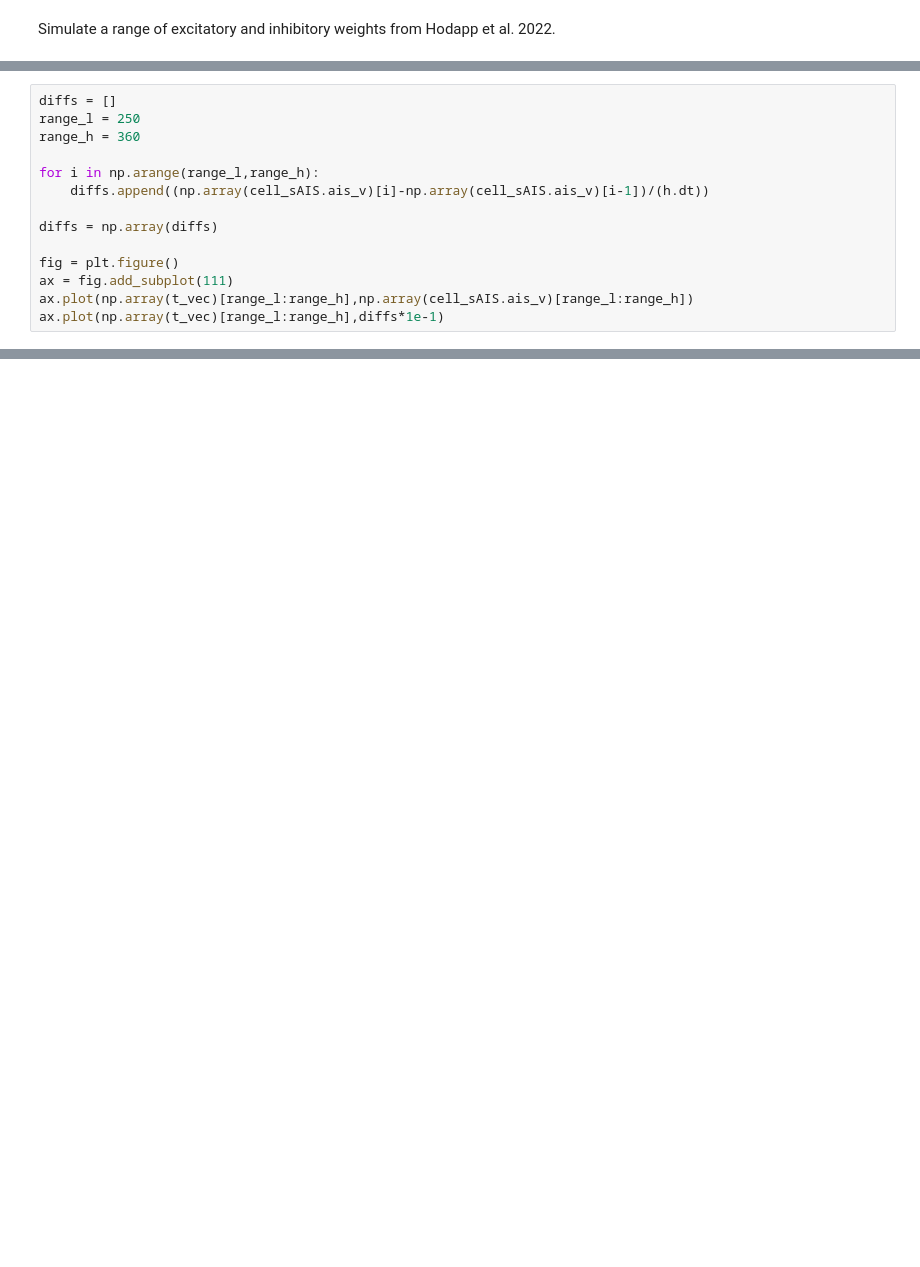
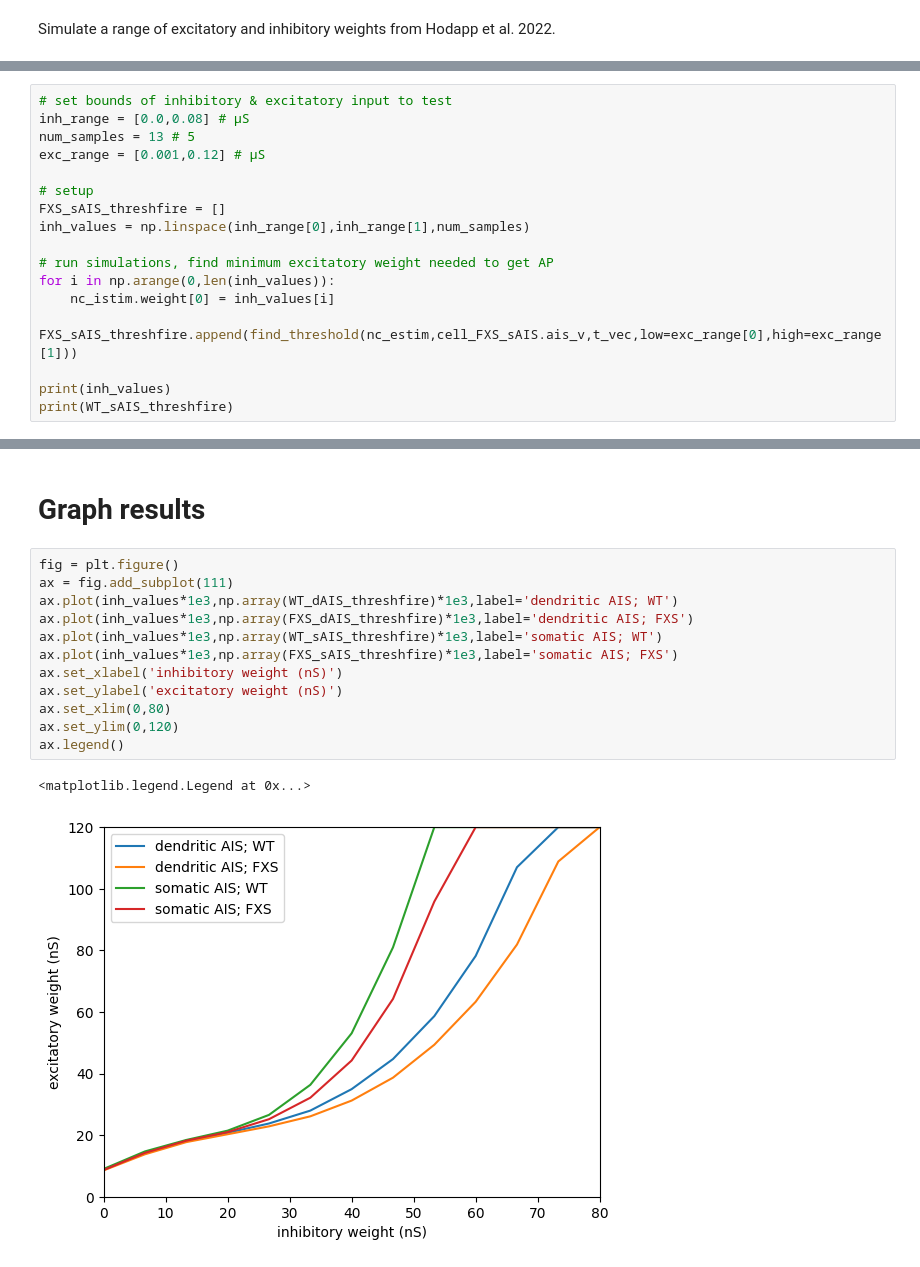
Before and after one commit to lw-miles24/CompModNervSys-final, a Jupyter notebook: simulate_BallAndStick_FXS.ipynb, the cells around one changed output, grey strips where cells are left out. Drawn from its saved outputs; the diff is of its cells as text; blank space fills up the shorter version.

```diff
--- a/simulate_BallAndStick_FXS.ipynb
+++ b/simulate_BallAndStick_FXS.ipynb
@@ -429,14 +574,0 @@ fig.tight_layout()
-# %%
-diffs = []
-range_l = 250
-range_h = 360
-
-for i in np.arange(range_l,range_h):
-    diffs.append((np.array(cell_sAIS.ais_v)[i]-np.array(cell_sAIS.ais_v)[i-1])/(h.dt))
-
-diffs = np.array(diffs)
-
-fig = plt.figure()
-ax = fig.add_subplot(111)
-ax.plot(np.array(t_vec)[range_l:range_h],np.array(cell_sAIS.ais_v)[range_l:range_h])
-ax.plot(np.array(t_vec)[range_l:range_h],diffs*1e-1)
@@ -445,0 +575,17 @@ ax.plot(np.array(t_vec)[range_l:range_h],diffs*1e-1)
+# %%
+# set bounds of inhibitory & excitatory input to test
+inh_range = [0.0,0.08] # µS
+num_samples = 13 # 5
+exc_range = [0.001,0.12] # µS
+
+# setup
+FXS_sAIS_threshfire = []
+inh_values = np.linspace(inh_range[0],inh_range[1],num_samples)
+
+# run simulations, find minimum excitatory weight needed to get AP
+for i in np.arange(0,len(inh_values)):
+    nc_istim.weight[0] = inh_values[i]
+    FXS_sAIS_threshfire.append(find_threshold(nc_estim,cell_FXS_sAIS.ais_v,t_vec,low=exc_range[0],high=exc_range[1]))
+
+print(inh_values)
+print(WT_sAIS_threshfire)
@@ -445,0 +610,17 @@ ax.plot(np.array(t_vec)[range_l:range_h],diffs*1e-1)
+# %% [markdown]
+# Graph results
+# %%
+fig = plt.figure()
+ax = fig.add_subplot(111)
+ax.plot(inh_values*1e3,np.array(WT_dAIS_threshfire)*1e3,label='dendritic AIS; WT')
+ax.plot(inh_values*1e3,np.array(FXS_dAIS_threshfire)*1e3,label='dendritic AIS; FXS')
+ax.plot(inh_values*1e3,np.array(WT_sAIS_threshfire)*1e3,label='somatic AIS; WT')
+ax.plot(inh_values*1e3,np.array(FXS_sAIS_threshfire)*1e3,label='somatic AIS; FXS')
+ax.set_xlabel('inhibitory weight (nS)')
+ax.set_ylabel('excitatory weight (nS)')
+ax.set_xlim(0,80)
+ax.set_ylim(0,120)
+ax.legend()
+# %% [output]
+<matplotlib.legend.Legend at 0x...>
+[figure, added]
```
Also changed, not shown: parts of 45 cells of this notebook.
